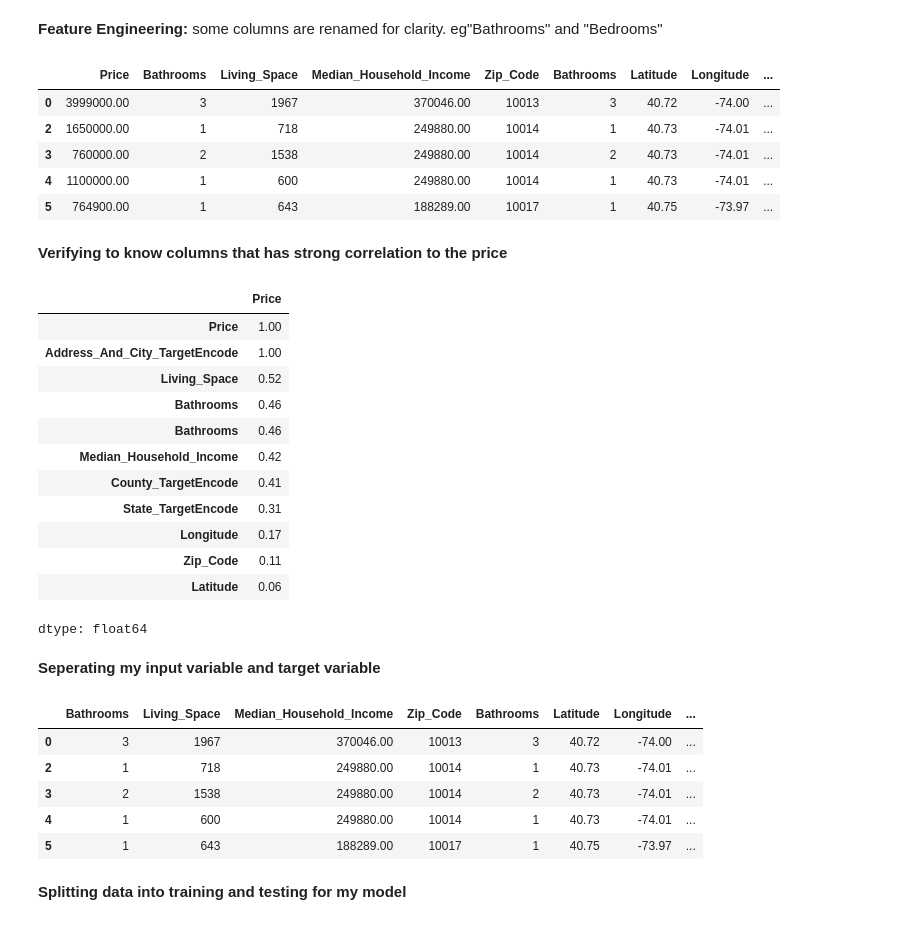
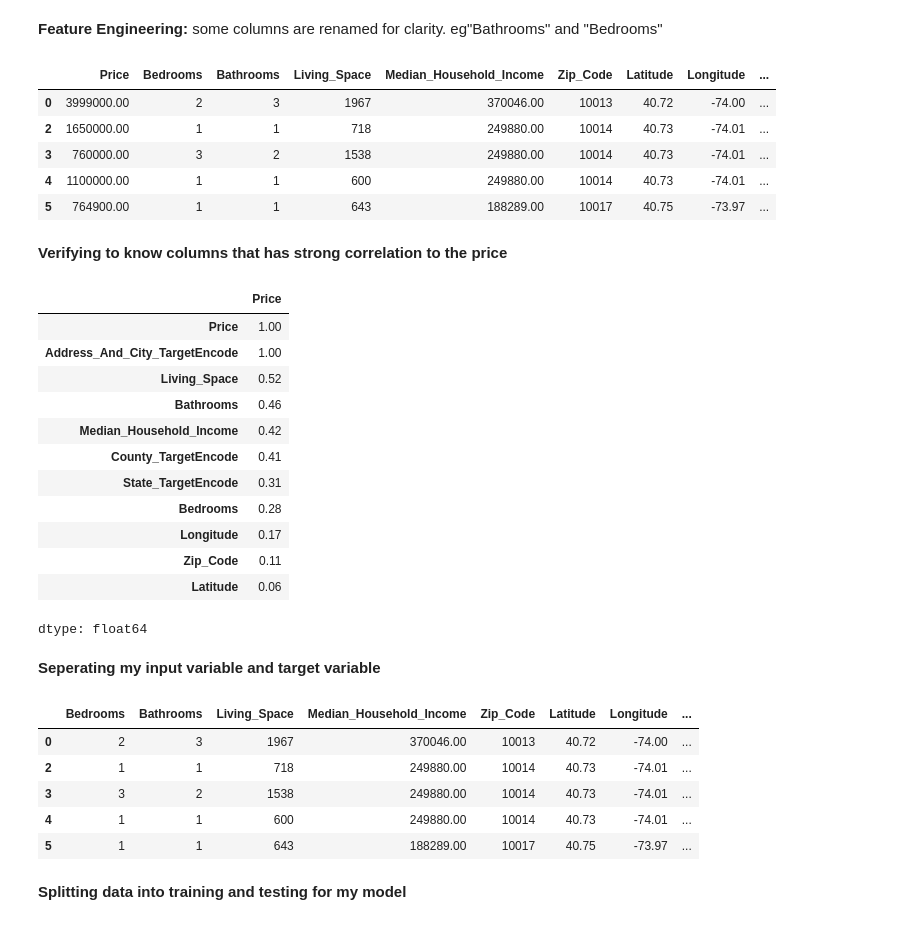
Before and after one commit to Love1117/Machine_learning-Projects, a Jupyter notebook: Machine_Learning Project/01_Supervised- Machine Learning/01_Linear_Regression/House_price_prediction/House_price_prediction1.ipynb, the cells around one changed output. Cells and saved outputs as stored; diff of their text form; code cells hidden in the pictures.

```diff
--- a/Machine_Learning Project/01_Supervised- Machine Learning/01_Linear_Regression/House_price_prediction/House_price_prediction1.ipynb
+++ b/Machine_Learning Project/01_Supervised- Machine Learning/01_Linear_Regression/House_price_prediction/House_price_prediction1.ipynb
@@ -73,24 +73,24 @@ df["County_TargetEncode"] = df["County"].map(encode_county)
 # %%
 #Droping irrelevant or unused columns
 df = df.drop(columns=["Address","City","State","County","Address and City","Zip Code Density","Zip Code Population"])
 pd.set_option('display.float_format', lambda x: '%.2f' % x)
-
 columns = df.columns.to_list()
 columns.remove("Zip_Code")
 columns.remove("Price")
 columns.remove("Bedrooms")
+columns.remove("Bathrooms")
 columns.remove("Living_Space")
 columns.remove("Median_Household_Income")
-Rearrange_df = ["Price","Bathrooms","Living_Space","Median_Household_Income","Zip_Code"] + columns
+Rearrange_df = ["Price","Bedrooms","Bathrooms","Living_Space","Median_Household_Income","Zip_Code"] + columns
 df = df[Rearrange_df]
 df.head()
 # %% [output]
-|  | Price | Bathrooms | Living_Space | Median_Household_Income | Zip_Code | Bathrooms | Latitude | Longitude | ... |
-| 0 | 3999000.00 | 3 | 1967 | 370046.00 | 10013 | 3 | 40.72 | -74.00 | ... |
-| 2 | 1650000.00 | 1 | 718 | 249880.00 | 10014 | 1 | 40.73 | -74.01 | ... |
-| 3 | 760000.00 | 2 | 1538 | 249880.00 | 10014 | 2 | 40.73 | -74.01 | ... |
-| 4 | 1100000.00 | 1 | 600 | 249880.00 | 10014 | 1 | 40.73 | -74.01 | ... |
-| 5 | 764900.00 | 1 | 643 | 188289.00 | 10017 | 1 | 40.75 | -73.97 | ... |
+|  | Price | Bedrooms | Bathrooms | Living_Space | Median_Household_Income | Zip_Code | Latitude | Longitude | ... |
+| 0 | 3999000.00 | 2 | 3 | 1967 | 370046.00 | 10013 | 40.72 | -74.00 | ... |
+| 2 | 1650000.00 | 1 | 1 | 718 | 249880.00 | 10014 | 40.73 | -74.01 | ... |
+| 3 | 760000.00 | 3 | 2 | 1538 | 249880.00 | 10014 | 40.73 | -74.01 | ... |
+| 4 | 1100000.00 | 1 | 1 | 600 | 249880.00 | 10014 | 40.73 | -74.01 | ... |
+| 5 | 764900.00 | 1 | 1 | 643 | 188289.00 | 10017 | 40.75 | -73.97 | ... |
 # %% [markdown]
 **Verifying to know columns that has strong correlation to the price**
 # %%
@@ -101,10 +101,10 @@ abs(df.corr(numeric_only=True)["Price"]).sort_values(ascending=False)
 | Address_And_City_TargetEncode | 1.00 |
 | Living_Space | 0.52 |
 | Bathrooms | 0.46 |
-| Bathrooms | 0.46 |
 | Median_Household_Income | 0.42 |
 | County_TargetEncode | 0.41 |
 | State_TargetEncode | 0.31 |
+| Bedrooms | 0.28 |
 | Longitude | 0.17 |
 | Zip_Code | 0.11 |
 | Latitude | 0.06 |
@@ -117,12 +117,12 @@ y = df["Price"]
 
 x.head()
 # %% [output]
-|  | Bathrooms | Living_Space | Median_Household_Income | Zip_Code | Bathrooms | Latitude | Longitude | ... |
-| 0 | 3 | 1967 | 370046.00 | 10013 | 3 | 40.72 | -74.00 | ... |
-| 2 | 1 | 718 | 249880.00 | 10014 | 1 | 40.73 | -74.01 | ... |
-| 3 | 2 | 1538 | 249880.00 | 10014 | 2 | 40.73 | -74.01 | ... |
-| 4 | 1 | 600 | 249880.00 | 10014 | 1 | 40.73 | -74.01 | ... |
-| 5 | 1 | 643 | 188289.00 | 10017 | 1 | 40.75 | -73.97 | ... |
+|  | Bedrooms | Bathrooms | Living_Space | Median_Household_Income | Zip_Code | Latitude | Longitude | ... |
+| 0 | 2 | 3 | 1967 | 370046.00 | 10013 | 40.72 | -74.00 | ... |
+| 2 | 1 | 1 | 718 | 249880.00 | 10014 | 40.73 | -74.01 | ... |
+| 3 | 3 | 2 | 1538 | 249880.00 | 10014 | 40.73 | -74.01 | ... |
+| 4 | 1 | 1 | 600 | 249880.00 | 10014 | 40.73 | -74.01 | ... |
+| 5 | 1 | 1 | 643 | 188289.00 | 10017 | 40.75 | -73.97 | ... |
 # %% [markdown]
 **Splitting data into training and testing for my model**
 # %%
```
Also changed, not shown: parts of 3 cells of this notebook.
